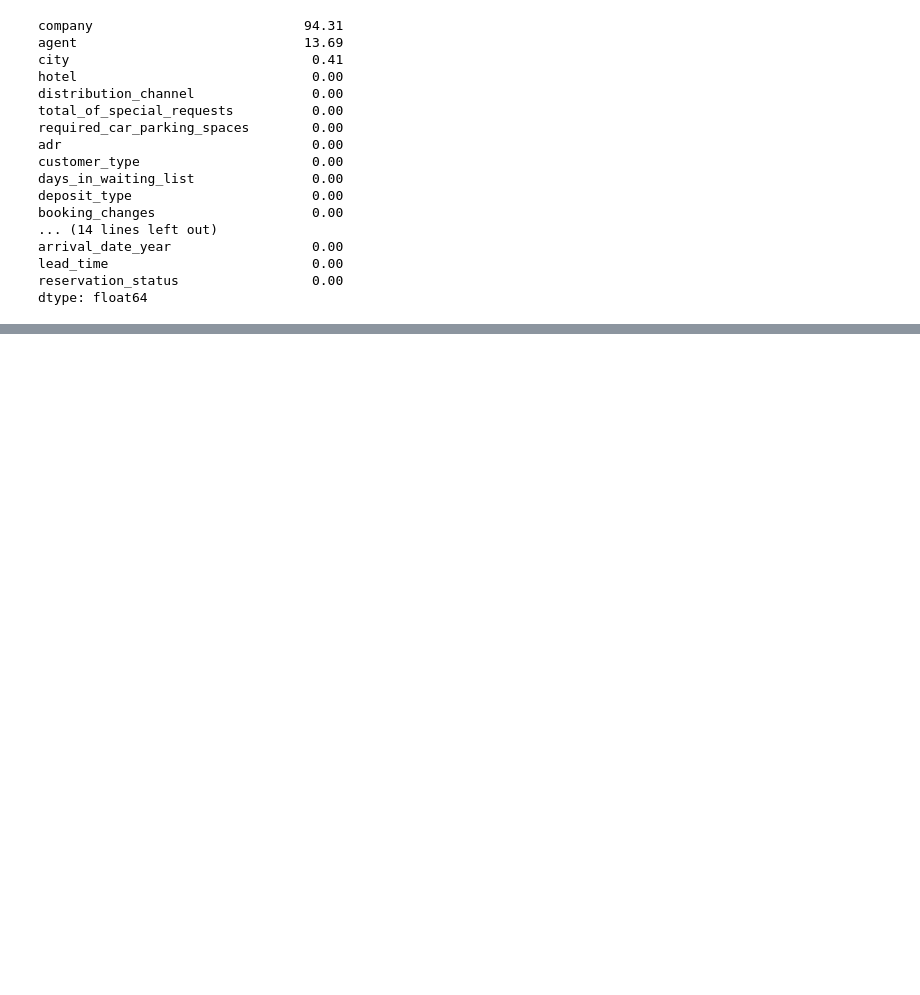
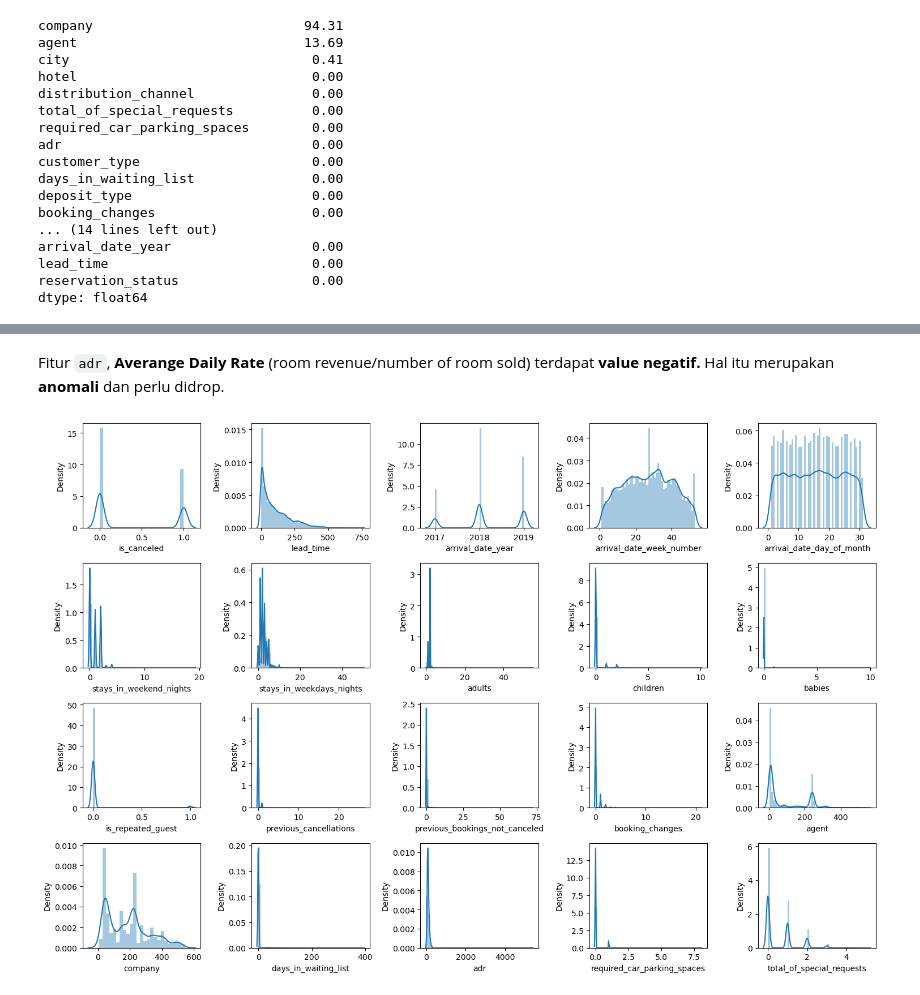
Before and after one commit to imalfunadam/Investigate-Hotel-Business-using-Data-Visualization, a Jupyter notebook: Investigate-Hotel-Business-using-Data-Visualization.ipynb, the cells around one changed output, grey strips where cells are left out. Drawn from its saved outputs; the diff is of its cells as text; code cells hidden in the pictures; blank space fills up the shorter version.

```diff
--- a/Investigate-Hotel-Business-using-Data-Visualization.ipynb
+++ b/Investigate-Hotel-Business-using-Data-Visualization.ipynb
@@ -138,0 +174,13 @@ dtype: float64
+# %% [markdown]
+Fitur `adr`, **Averange Daily Rate** (room revenue/number of room sold) terdapat **value negatif.** Hal itu merupakan **anomali** dan perlu didrop.
+# %%
+# cek distribusi fitur numerikal
+nums = df.loc[:, (df.dtypes == 'int64') | (df.dtypes == float)].columns.tolist()
+
+plt.figure(figsize=(15, 10))
+for i in range(0, len(nums)):
+    plt.subplot(4, 5, i+1)
+    sns.distplot(df[nums[i]])
+    plt.tight_layout()
+# %% [output]
+[figure, added]
```
Also changed, not shown: parts of 21 cells of this notebook.
